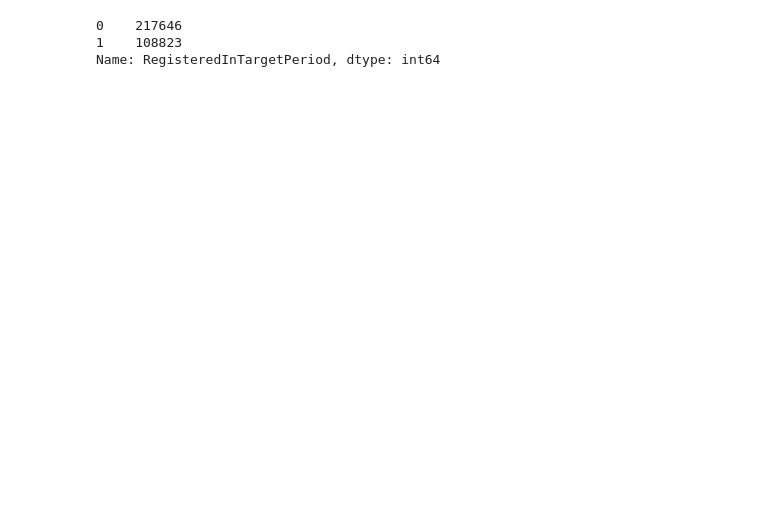
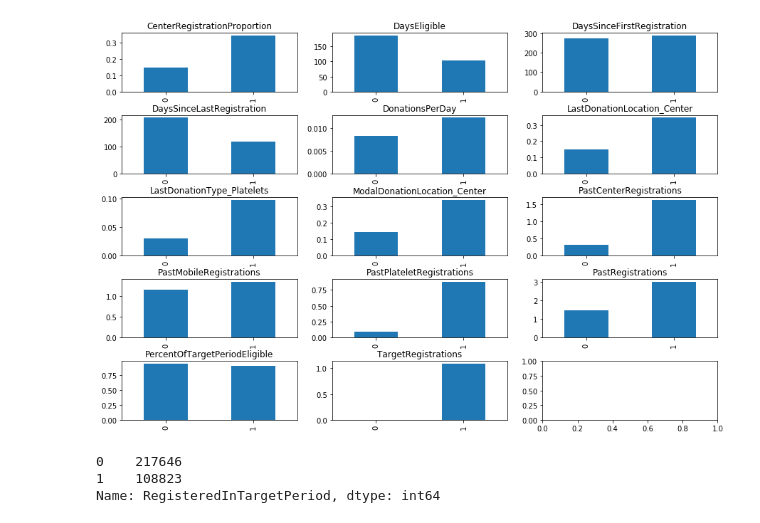
Before and after one commit to arthurnw/blood-donor-propensity-inventory, a Jupyter notebook: notebooks/classification/downsample_and_split_data.ipynb, the cells around one changed output. Drawn from its saved outputs; the diff is of its cells as text; code cells hidden in the pictures; blank space fills up the shorter version.

Commit message:
Added plotting

```diff
--- a/notebooks/classification/downsample_and_split_data.ipynb
+++ b/notebooks/classification/downsample_and_split_data.ipynb
@@ -49 +42,25 @@ Index(['Random_ID', 'DaysSinceLastRegistration', 'DaysSinceFirstRegistration',
       dtype='object')
+# %%
+import matplotlib.pyplot as plt
+
+# Compare features between the two classes
+feature_means = data.drop('Random_ID', axis=1).groupby('RegisteredInTargetPeriod', as_index=False).mean().melt(id_vars=['RegisteredInTargetPeriod']).set_index('variable').pivot(columns='RegisteredInTargetPeriod')
+
+feature_means.columns = feature_means.columns.droplevel(0)
+
+fig, axes = plt.subplots(ncols=3, nrows=int(np.ceil(feature_means.shape[0] / 3)))  # 3 cols and as many rows as it takes
+fig.set_size_inches(15, 10)
+plt.subplots_adjust(hspace=0.4)
+
+current_row = 0
+current_col = 0
+for i, row in feature_means.iterrows():
+    row.plot.bar(ax=axes[current_row, current_col], title=row.name).set_xlabel(None)
+
+    if current_col == 2:
+        current_col = 0
+        current_row += 1
+    else:
+        current_col += 1
+# %% [output]
+[figure, added]
```
Also changed, not shown: parts of 6 cells of this notebook.
